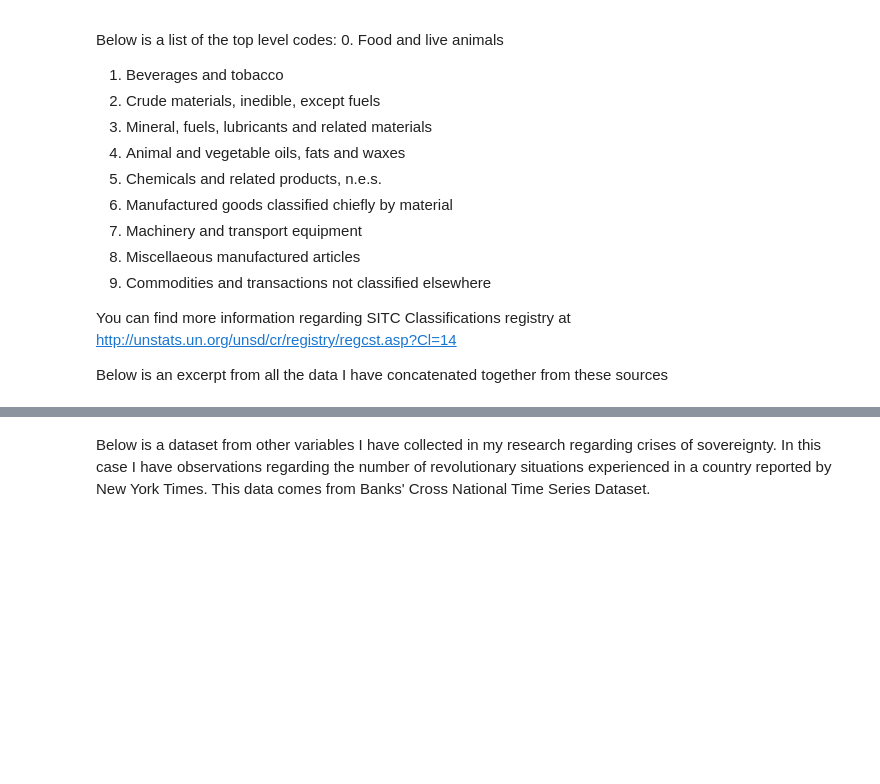
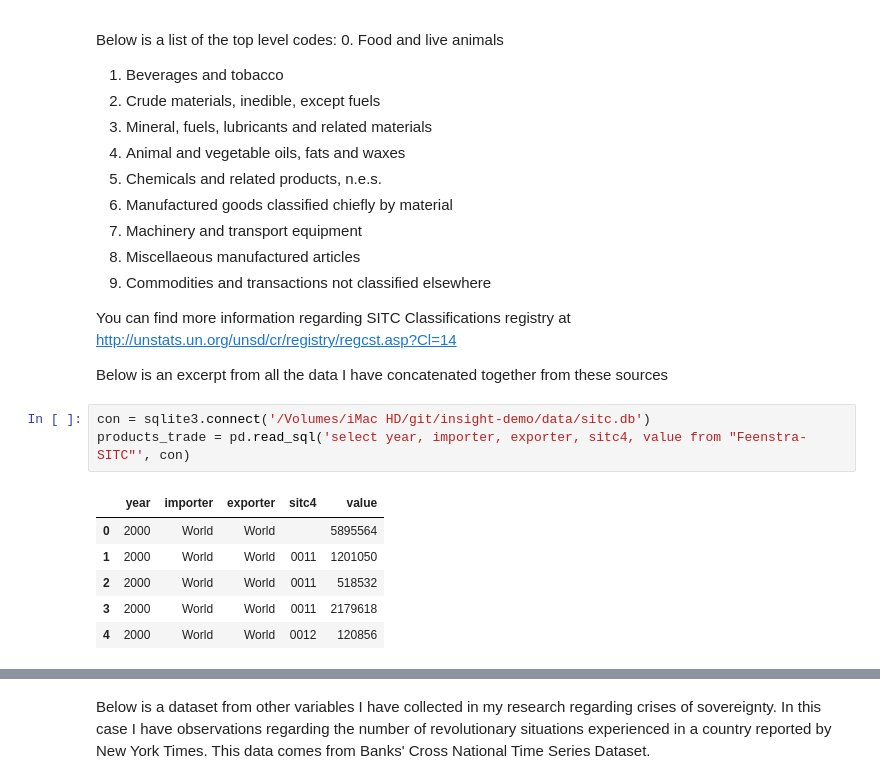
Before and after one commit to dogaker/insight-demo, a Jupyter notebook: Insight-Demo-Notebook.ipynb, the cells around one changed output, grey strips where cells are left out. Saved outputs shown, nothing was run; the diff lists cells and outputs as text; blank space fills up the shorter version.

```diff
--- a/Insight-Demo-Notebook.ipynb
+++ b/Insight-Demo-Notebook.ipynb
@@ -41,3 +42,13 @@ Below is a list of the top level codes:
 You can find more information regarding SITC Classifications registry at http://unstats.un.org/unsd/cr/registry/regcst.asp?Cl=14
 
 Below is an excerpt from all the data I have concatenated together from these sources
+# %%
+con = sqlite3.connect('/Volumes/iMac HD/git/insight-demo/data/sitc.db')
+products_trade = pd.read_sql('select year, importer, exporter, sitc4, value from "Feenstra-SITC"', con)
+# %% [output]
+|  | year | importer | exporter | sitc4 | value |
+| 0 | 2000 | World | World |  | 5895564 |
+| 1 | 2000 | World | World | 0011 | 1201050 |
+| 2 | 2000 | World | World | 0011 | 518532 |
+| 3 | 2000 | World | World | 0011 | 2179618 |
+| 4 | 2000 | World | World | 0012 | 120856 |
```
Also changed, not shown: parts of 19 cells of this notebook.
